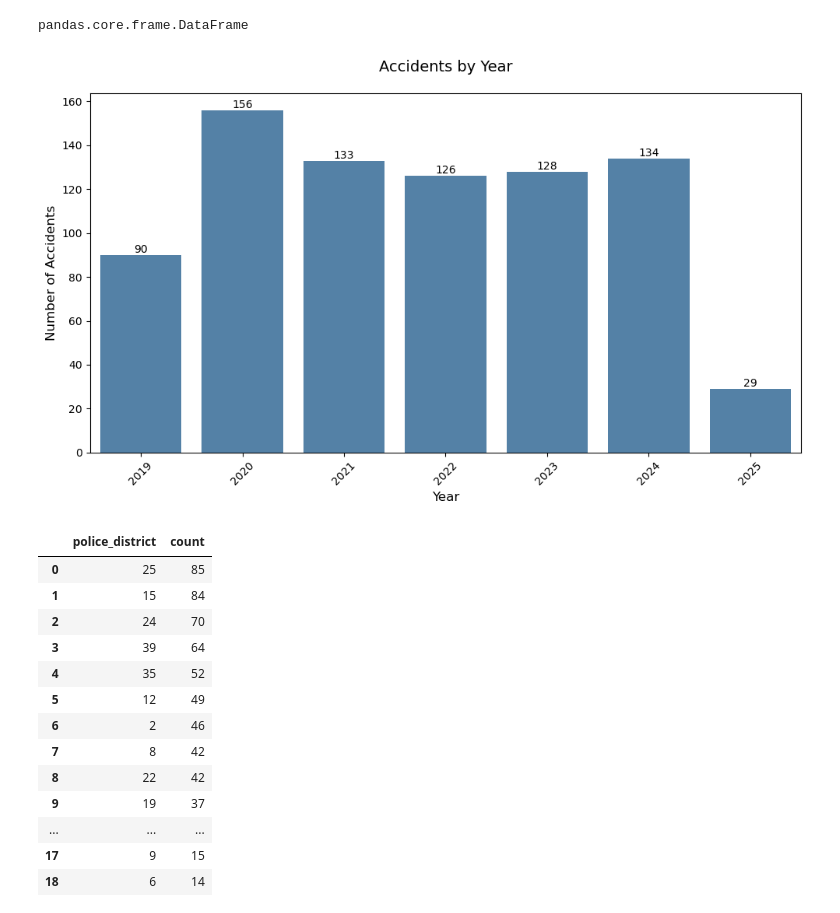
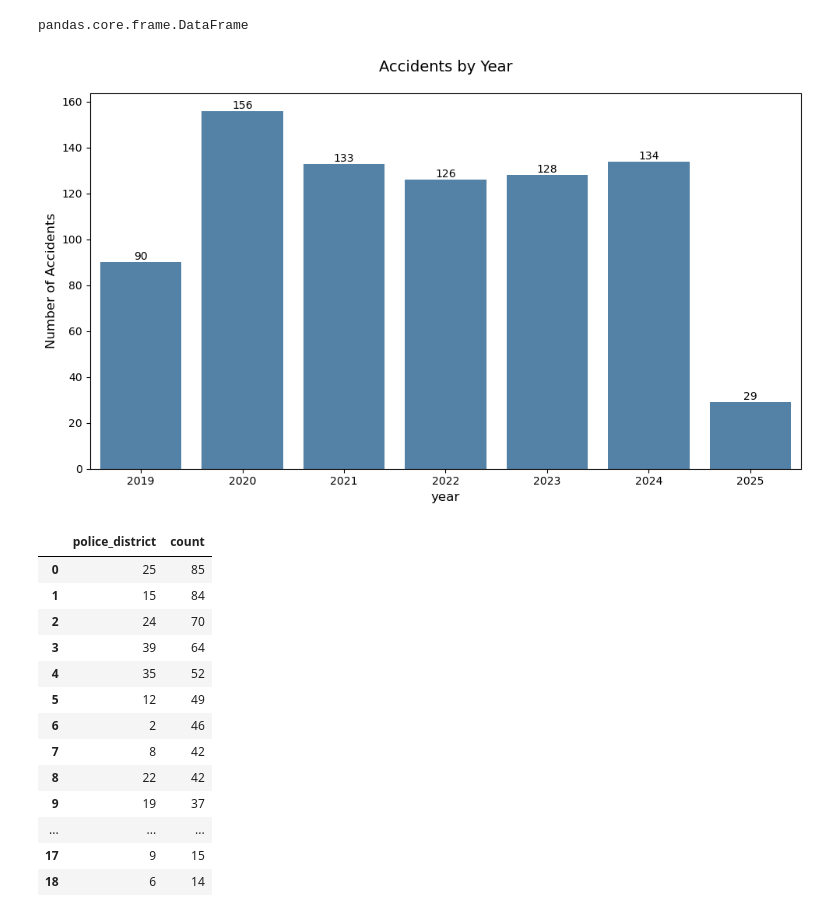
Before and after one commit to jibon-k/Philadelphia-crash-data, a Jupyter notebook: philadelphia_EDA.ipynb, the cells around one changed output. Drawn from its saved outputs; the diff is of its cells as text; code cells hidden in the pictures.

Commit message:
created a function for bar plot of value counts of a specific column

```diff
--- a/philadelphia_EDA.ipynb
+++ b/philadelphia_EDA.ipynb
@@ -230,37 +230,3 @@ acc_by_year
 type(acc_by_year)
 # %% [output]
 pandas.core.frame.DataFrame
-# %%
-plt.figure(figsize=(10, 6))
-
-
-bar_plot = sns.barplot(
-    data=acc_by_year,
-    x="year",
-    y="count",
-    color="steelblue",
-    order=sorted(acc_by_year["year"]),
-)
-
-
-plt.title("Accidents by Year", fontsize=14, pad=20)
-plt.xlabel("Year", fontsize=12)
-plt.ylabel("Number of Accidents", fontsize=12)
-plt.xticks(rotation=45)
-
-for p in bar_plot.patches:
-    bar_plot.annotate(
-        format(p.get_height(), ".0f"),
-        (p.get_x() + p.get_width() / 2.0, p.get_height()),
-        ha="center",
-        va="center",
-        xytext=(0, 5),
-        textcoords="offset points",
-        fontsize=10,
-    )
-
-
-plt.tight_layout()
-plt.show()
-# %% [output]
-[figure, removed]
@@ -267,3 +294,7 @@ plt.show()
+# %%
+plot_value_counts(df, "year", "Accidents by Year", "year", "Number of Accidents")
+# %% [output]
+[figure, added]
 # %%
 acc_by_police_dist = df["police_district"].value_counts().rename("count").reset_index()
 # %%
```
Also changed, not shown: parts of 4 cells of this notebook.
